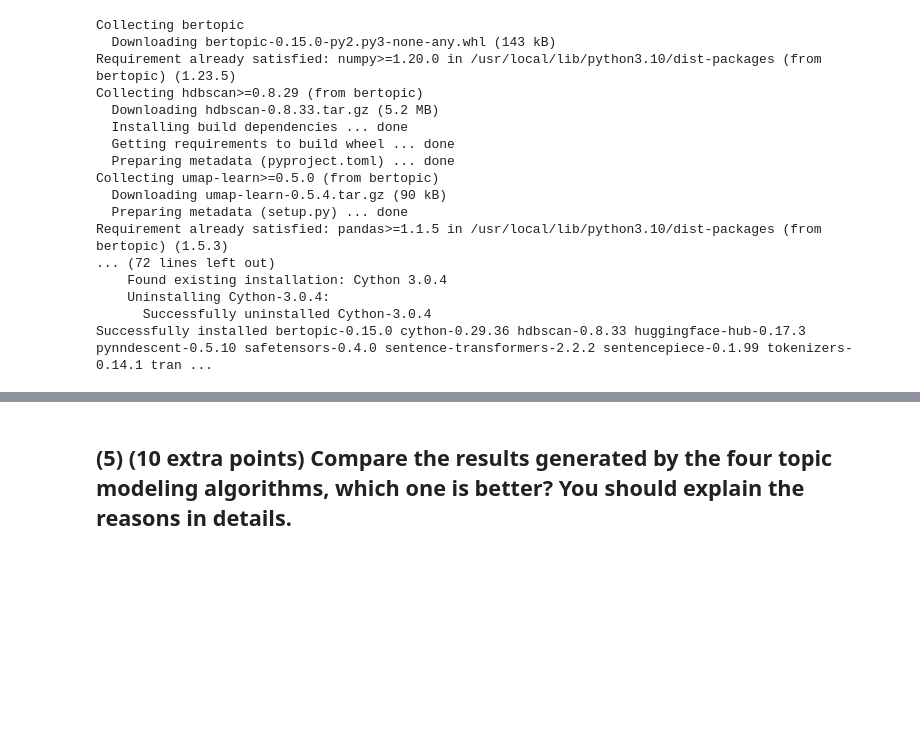
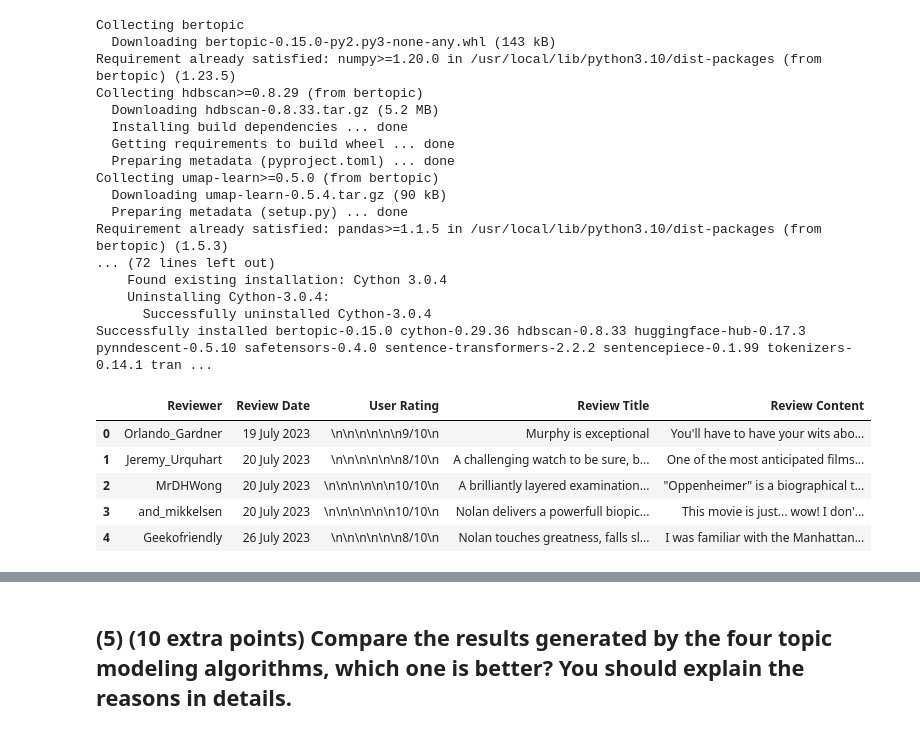
Before and after one commit to rmvsaipavan/manivenkatasaipavan_INFO5731_Fall2023, a Jupyter notebook: Ramisetty_Exercise_04.ipynb, the cells around one changed output, grey strips where cells are left out. Saved outputs shown, nothing was run; the diff lists cells and outputs as text; code cells hidden in the pictures; blank space fills up the shorter version.

```diff
--- a/Ramisetty_Exercise_04.ipynb
+++ b/Ramisetty_Exercise_04.ipynb
@@ -273,0 +277,11 @@ most_frequent_topics
+# %%
+# Load the data
+review = pd.read_csv("imdb_reviews.csv")
+review.head()
+# %% [output]
+|  | Reviewer | Review Date | User Rating | Review Title | Review Content |
+| 0 | Orlando_Gardner | 19 July 2023 | \n\n\n\n\n\n9/10\n | Murphy is exceptional | You'll have to have your wits abo... |
+| 1 | Jeremy_Urquhart | 20 July 2023 | \n\n\n\n\n\n8/10\n | A challenging watch to be sure, b... | One of the most anticipated films... |
+| 2 | MrDHWong | 20 July 2023 | \n\n\n\n\n\n10/10\n | A brilliantly layered examination... | "Oppenheimer" is a biographical t... |
+| 3 | and_mikkelsen | 20 July 2023 | \n\n\n\n\n\n10/10\n | Nolan delivers a powerfull biopic... | This movie is just... wow! I don'... |
+| 4 | Geekofriendly | 26 July 2023 | \n\n\n\n\n\n8/10\n | Nolan touches greatness, falls sl... | I was familiar with the Manhattan... |
```
Also changed, not shown: parts of 17 cells of this notebook.
